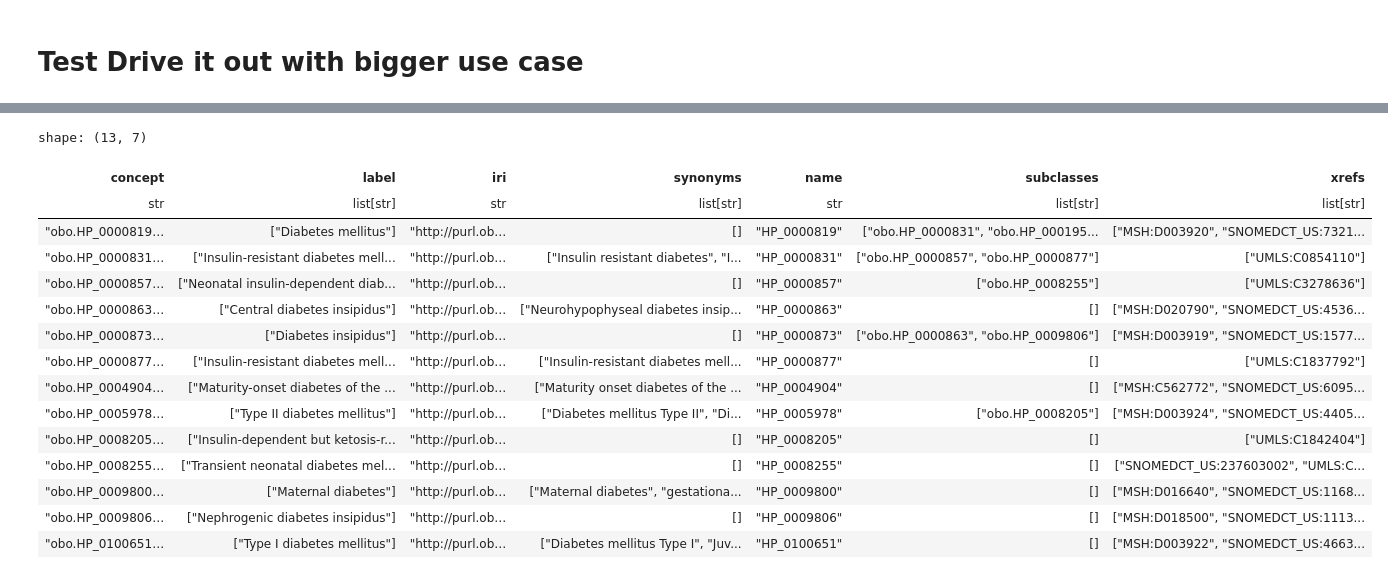
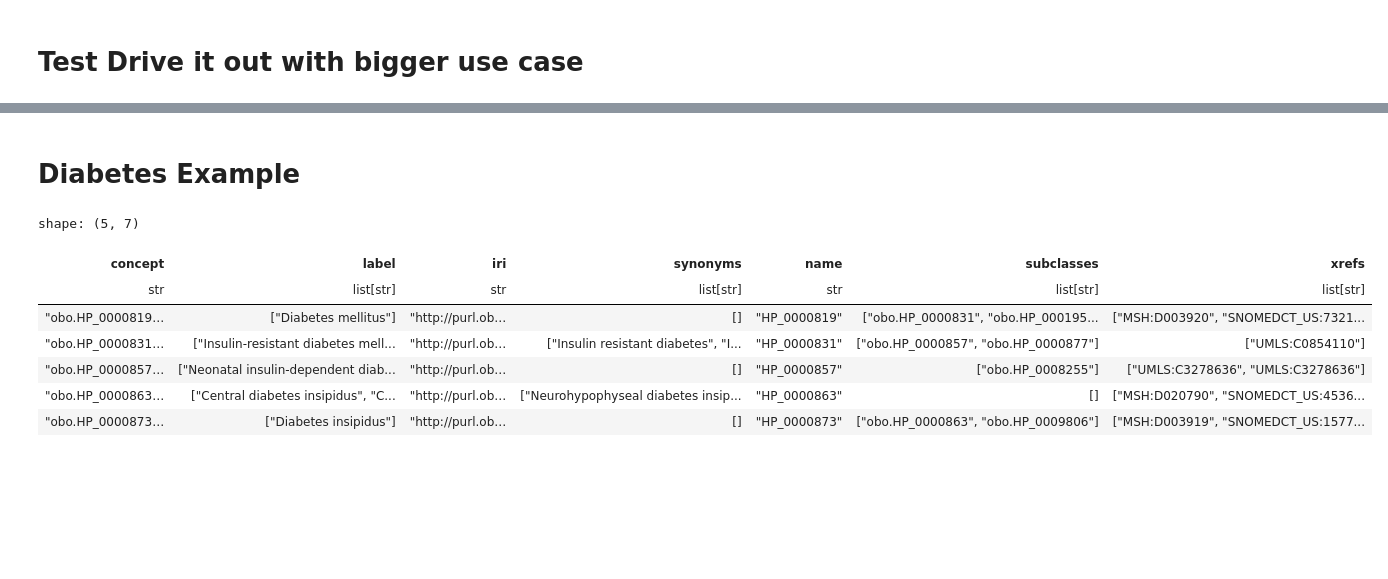
Before and after one commit to plasmak11/data-expressions, a Jupyter notebook: mynewbook/data-poetry/owlready2_intro.ipynb, the cells around one changed output, grey strips where cells are left out. Saved outputs shown, nothing was run; the diff lists cells and outputs as text; code cells hidden in the pictures; blank space fills up the shorter version.

```diff
--- a/mynewbook/data-poetry/owlready2_intro.ipynb
+++ b/mynewbook/data-poetry/owlready2_intro.ipynb
@@ -190,23 +309,16 @@ pprint(sanitized_results)
+# %% [markdown]
+# Diabetes Example
 # %%
-import polars as pl
+
 sanitized_results = sanitize_results(obo_searcher(hpo, "diabetes"))
 df = pl.from_dicts(sanitized_results)
+df.head()
+# %% [output]
+shape: (5, 7)
+| concept | label | iri | synonyms | name | subclasses | xrefs |
+| str | list[str] | str | list[str] | str | list[str] | list[str] |
+| "obo.HP_0000819… | ["Diabetes mellitus"] | "http://purl.ob… | [] | "HP_0000819" | ["obo.HP_0000831", "obo.HP_000195... | ["MSH:D003920", "SNOMEDCT_US:7321... |
+| "obo.HP_0000831… | ["Insulin-resistant diabetes mell... | "http://purl.ob… | ["Insulin resistant diabetes", "I... | "HP_0000831" | ["obo.HP_0000857", "obo.HP_0000877"] | ["UMLS:C0854110"] |
+| "obo.HP_0000857… | ["Neonatal insulin-dependent diab... | "http://purl.ob… | [] | "HP_0000857" | ["obo.HP_0008255"] | ["UMLS:C3278636", "UMLS:C3278636"] |
+| "obo.HP_0000863… | ["Central diabetes insipidus", "C... | "http://purl.ob… | ["Neurohypophyseal diabetes insip... | "HP_0000863" | [] | ["MSH:D020790", "SNOMEDCT_US:4536... |
+| "obo.HP_0000873… | ["Diabetes insipidus"] | "http://purl.ob… | [] | "HP_0000873" | ["obo.HP_0000863", "obo.HP_0009806"] | ["MSH:D003919", "SNOMEDCT_US:1577... |
-# %%
-df
-# %% [output]
-shape: (13, 7)
-| concept | label | iri | synonyms | name | subclasses | xrefs |
-| str | list[str] | str | list[str] | str | list[str] | list[str] |
-| "obo.HP_0000819… | ["Diabetes mellitus"] | "http://purl.ob… | [] | "HP_0000819" | ["obo.HP_0000831", "obo.HP_000195... | ["MSH:D003920", "SNOMEDCT_US:7321... |
-| "obo.HP_0000831… | ["Insulin-resistant diabetes mell... | "http://purl.ob… | ["Insulin resistant diabetes", "I... | "HP_0000831" | ["obo.HP_0000857", "obo.HP_0000877"] | ["UMLS:C0854110"] |
-| "obo.HP_0000857… | ["Neonatal insulin-dependent diab... | "http://purl.ob… | [] | "HP_0000857" | ["obo.HP_0008255"] | ["UMLS:C3278636"] |
-| "obo.HP_0000863… | ["Central diabetes insipidus"] | "http://purl.ob… | ["Neurohypophyseal diabetes insip... | "HP_0000863" | [] | ["MSH:D020790", "SNOMEDCT_US:4536... |
-| "obo.HP_0000873… | ["Diabetes insipidus"] | "http://purl.ob… | [] | "HP_0000873" | ["obo.HP_0000863", "obo.HP_0009806"] | ["MSH:D003919", "SNOMEDCT_US:1577... |
-| "obo.HP_0000877… | ["Insulin-resistant diabetes mell... | "http://purl.ob… | ["Insulin-resistant diabetes mell... | "HP_0000877" | [] | ["UMLS:C1837792"] |
-| "obo.HP_0004904… | ["Maturity-onset diabetes of the ... | "http://purl.ob… | ["Maturity onset diabetes of the ... | "HP_0004904" | [] | ["MSH:C562772", "SNOMEDCT_US:6095... |
-| "obo.HP_0005978… | ["Type II diabetes mellitus"] | "http://purl.ob… | ["Diabetes mellitus Type II", "Di... | "HP_0005978" | ["obo.HP_0008205"] | ["MSH:D003924", "SNOMEDCT_US:4405... |
-| "obo.HP_0008205… | ["Insulin-dependent but ketosis-r... | "http://purl.ob… | [] | "HP_0008205" | [] | ["UMLS:C1842404"] |
-| "obo.HP_0008255… | ["Transient neonatal diabetes mel... | "http://purl.ob… | [] | "HP_0008255" | [] | ["SNOMEDCT_US:237603002", "UMLS:C... |
-| "obo.HP_0009800… | ["Maternal diabetes"] | "http://purl.ob… | ["Maternal diabetes", "gestationa... | "HP_0009800" | [] | ["MSH:D016640", "SNOMEDCT_US:1168... |
-| "obo.HP_0009806… | ["Nephrogenic diabetes insipidus"] | "http://purl.ob… | [] | "HP_0009806" | [] | ["MSH:D018500", "SNOMEDCT_US:1113... |
-| "obo.HP_0100651… | ["Type I diabetes mellitus"] | "http://purl.ob… | ["Diabetes mellitus Type I", "Juv... | "HP_0100651" | [] | ["MSH:D003922", "SNOMEDCT_US:4663... |
```
Also changed, not shown: parts of 22 cells of this notebook, 16 other files.
